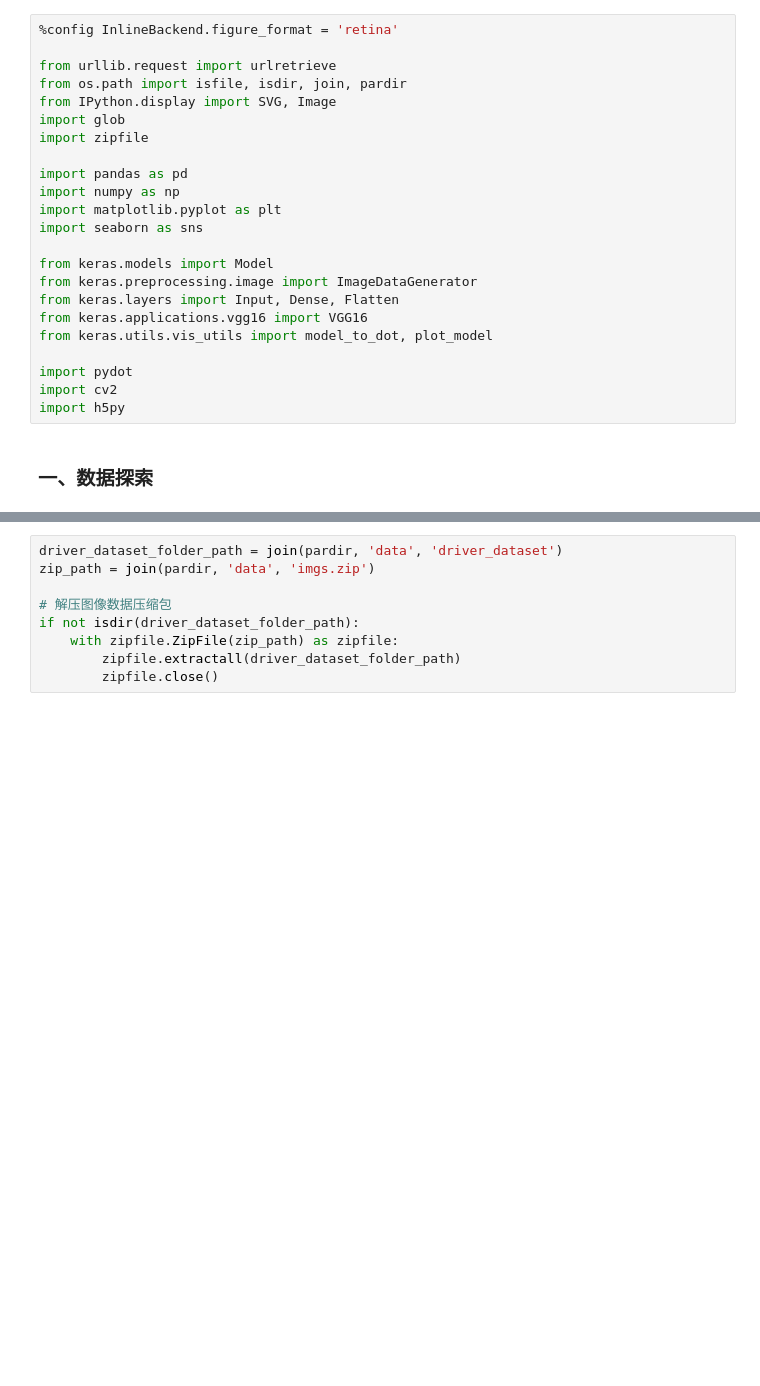
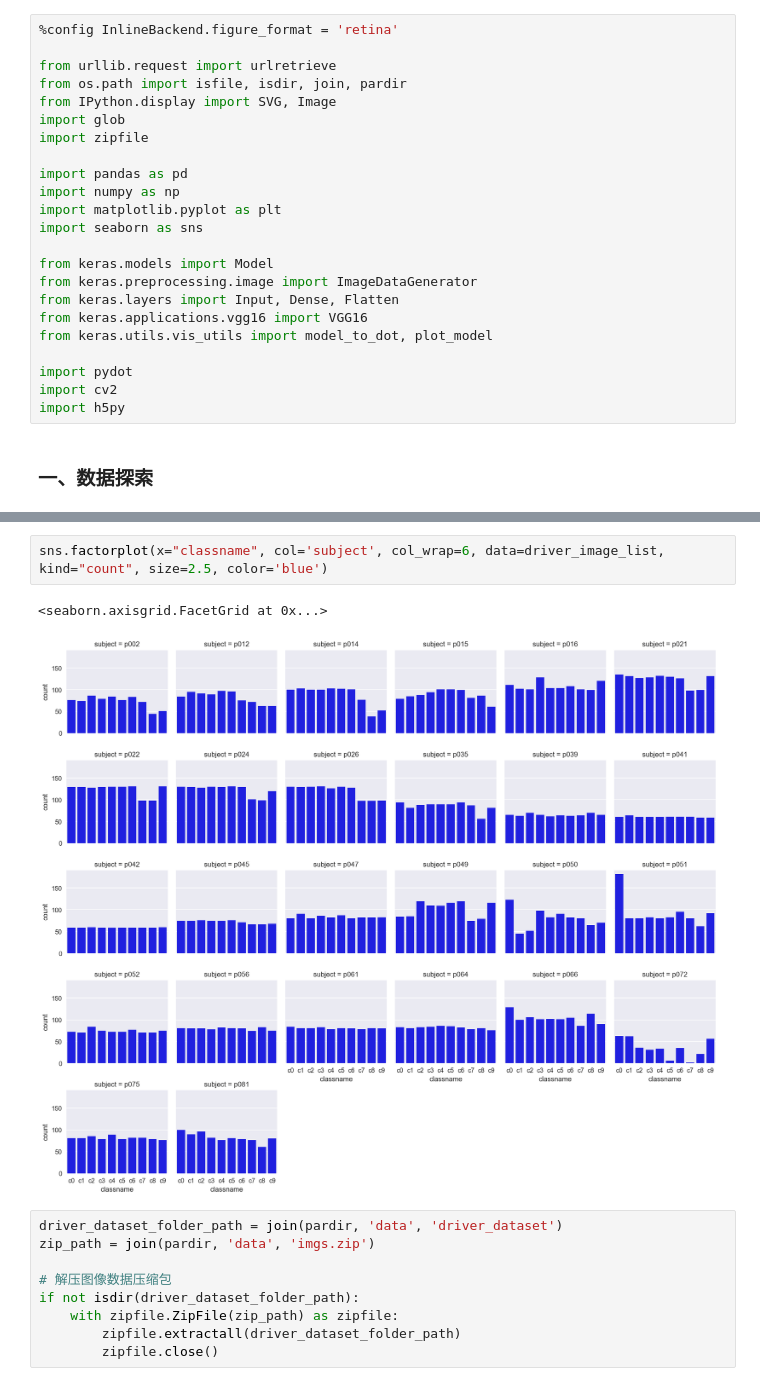
Before and after one commit to claudehotline/distracted_driver_detection, a Jupyter notebook: base_model_vgg16.ipynb, the cells around one changed output, grey strips where cells are left out. Drawn from its saved outputs; the diff is of its cells as text; blank space fills up the shorter version.

```diff
--- a/base_model_vgg16.ipynb
+++ b/base_model_vgg16.ipynb
@@ -26,3 +40,8 @@ import h5py
+# %%
+sns.factorplot(x="classname", col='subject', col_wrap=6, data=driver_image_list, kind="count", size=2.5, color='blue')
+# %% [output]
+<seaborn.axisgrid.FacetGrid at 0x...>
+[figure, added]
 # %%
 driver_dataset_folder_path = join(pardir, 'data', 'driver_dataset')
 zip_path = join(pardir, 'data', 'imgs.zip')
```
Also changed, not shown: parts of 6 cells of this notebook, 2 other files.
